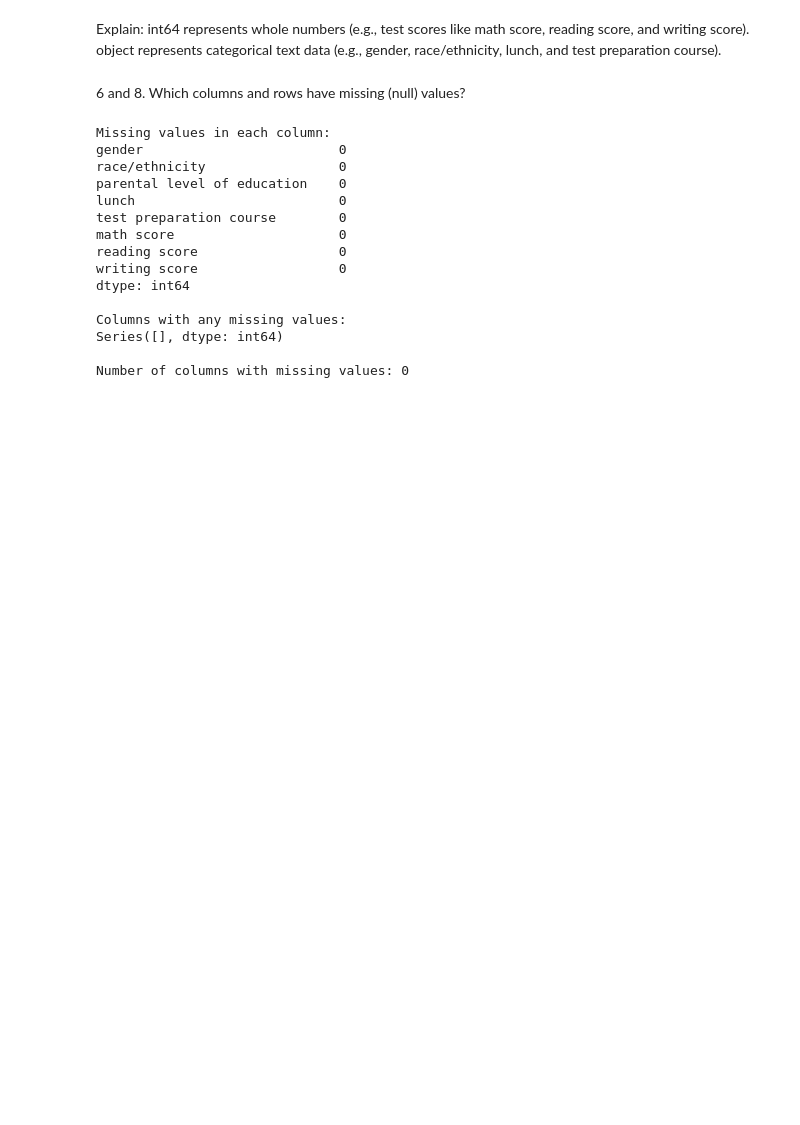
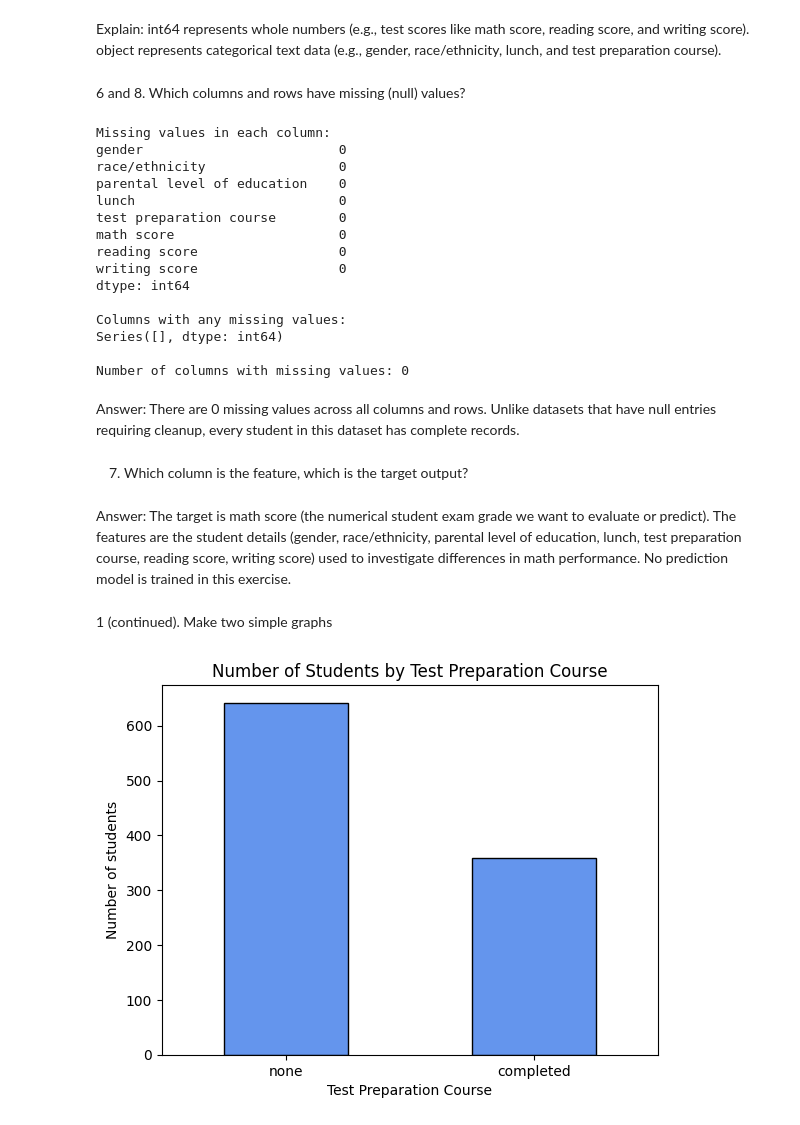
Before and after one commit to RUSHAN-29/data-science-toolkit, a Jupyter notebook: tuto3dataset.ipynb, the cells around one changed output. Saved outputs shown, nothing was run; the diff lists cells and outputs as text; code cells hidden in the pictures; blank space fills up the shorter version.

```diff
--- a/tuto3dataset.ipynb
+++ b/tuto3dataset.ipynb
@@ -99,3 +99,7 @@ Columns with any missing values:
 Series([], dtype: int64)
 
 Number of columns with missing values: 0
+# %% [markdown]
+Answer: There are 0 missing values across all columns and rows. Unlike datasets that have null entries requiring cleanup, every student in this dataset has complete records.
+# %% [markdown]
+7. Which column is the feature, which is the target output?
@@ -101,0 +113,15 @@ Number of columns with missing values: 0
+# %% [markdown]
+Answer: The target is math score (the numerical student exam grade we want to evaluate or predict). The features are the student details (gender, race/ethnicity, parental level of education, lunch, test preparation course, reading score, writing score) used to investigate differences in math performance. No prediction model is trained in this exercise.
+# %% [markdown]
+1 (continued). Make two simple graphs
+# %%
+import matplotlib.pyplot as plt
+
+df["test preparation course"].value_counts().plot(kind="bar", color="cornflowerblue", edgecolor="black")
+plt.title("Number of Students by Test Preparation Course")
+plt.xlabel("Test Preparation Course")
+plt.ylabel("Number of students")
+plt.xticks(rotation=0)
+plt.show()
+# %% [output]
+[figure, added]
```
Also changed, not shown: parts of 6 cells of this notebook.
